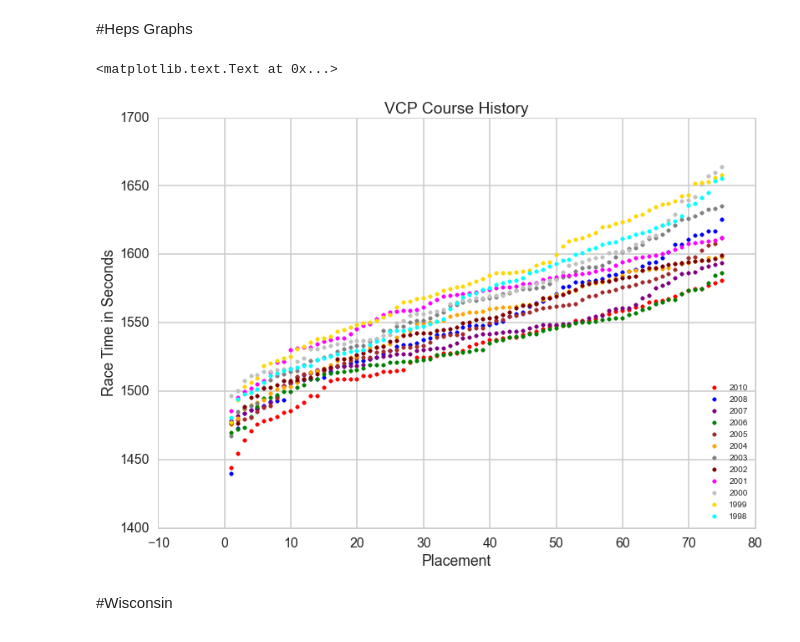
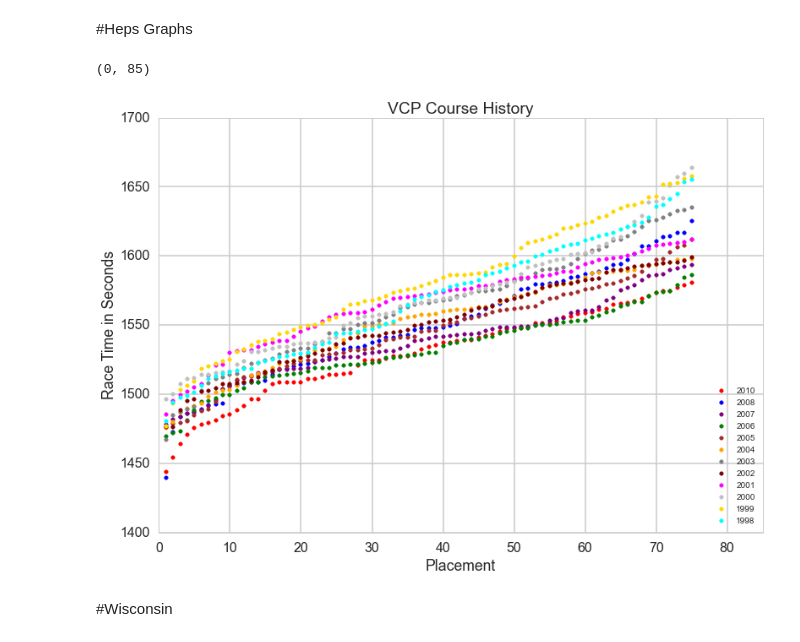
Before and after one commit to callen13/Senior_Thesis, a Jupyter notebook: race_score_calculations.ipynb, the cells around one changed output. Saved outputs shown, nothing was run; the diff lists cells and outputs as text; code cells hidden in the pictures.

```diff
--- a/race_score_calculations.ipynb
+++ b/race_score_calculations.ipynb
@@ -45,26 +49,27 @@ heps1998 = heps1998[heps1998['Place'] <= cutoff]
 # %%
 plot2010 = plt.scatter(heps2010.Place, heps2010.Seconds, color='r')
 plot2008 = plt.scatter(heps2008.Place, heps2008.Seconds, color='blue')
 plot2007 = plt.scatter(heps2007.Place, heps2007.Seconds, color='purple')
 plot2006 = plt.scatter(heps2006.Place, heps2006.Seconds, color='g')
 plot2005 = plt.scatter(heps2005.Place, heps2005.Seconds, color='brown')
 plot2004 = plt.scatter(heps2004.Place, heps2004.Seconds, color='orange')
 plot2003 = plt.scatter(heps2003.Place, heps2003.Seconds, color='gray')
 plot2002 = plt.scatter(heps2002.Place, heps2002.Seconds, color='maroon')
 plot2001 = plt.scatter(heps2001.Place, heps2001.Seconds, color='magenta')
 plot2000 = plt.scatter(heps2000.Place, heps2000.Seconds, color='silver')
 plot1999 = plt.scatter(heps1999.Place, heps1999.Seconds, color='gold')
 plot1998 = plt.scatter(heps1998.Place, heps1998.Seconds, color='cyan')
 plt.xlabel('Placement')
 plt.ylabel('Race Time in Seconds')
 plt.legend((plot2010, plot2008, plot2007, plot2006, plot2005, plot2004, plot2003, plot2002, plot2001, plot2000, plot1999,
            plot1998), ('2010', '2008', '2007', '2006', '2005', '2004', '2003', '2002', '2001', '2000', '1999', '1998'),
     loc = 'lower right' , fontsize = 10
 )
 plt.title('VCP Course History')
+plt.xlim(0, cutoff+10)
 # %% [output]
-<matplotlib.text.Text at 0x...>
+(0, 85)
-[figure, old version]
+[figure, new version]
 # %% [markdown]
 #Wisconsin
 # %%
```
Also changed, not shown: parts of 15 cells of this notebook.
